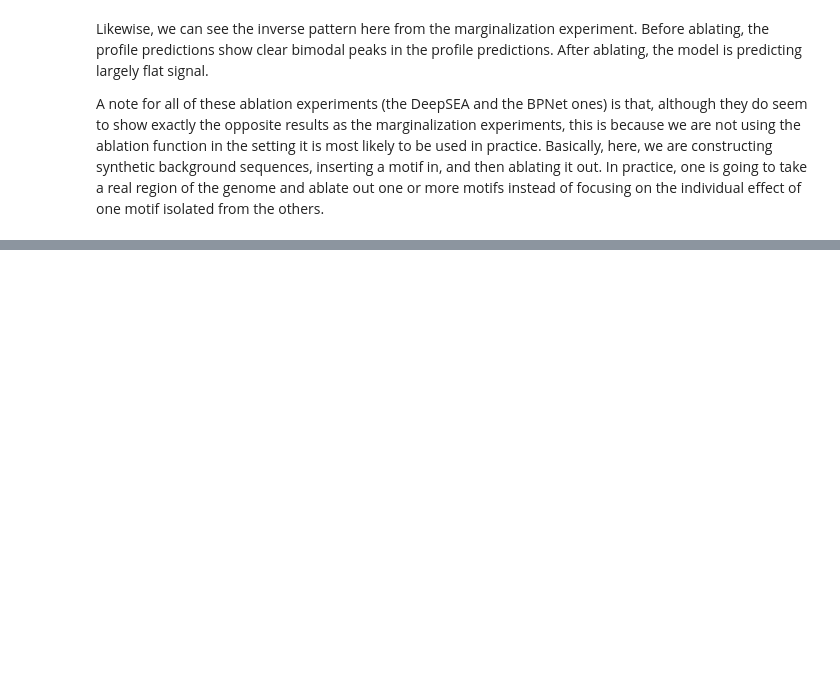
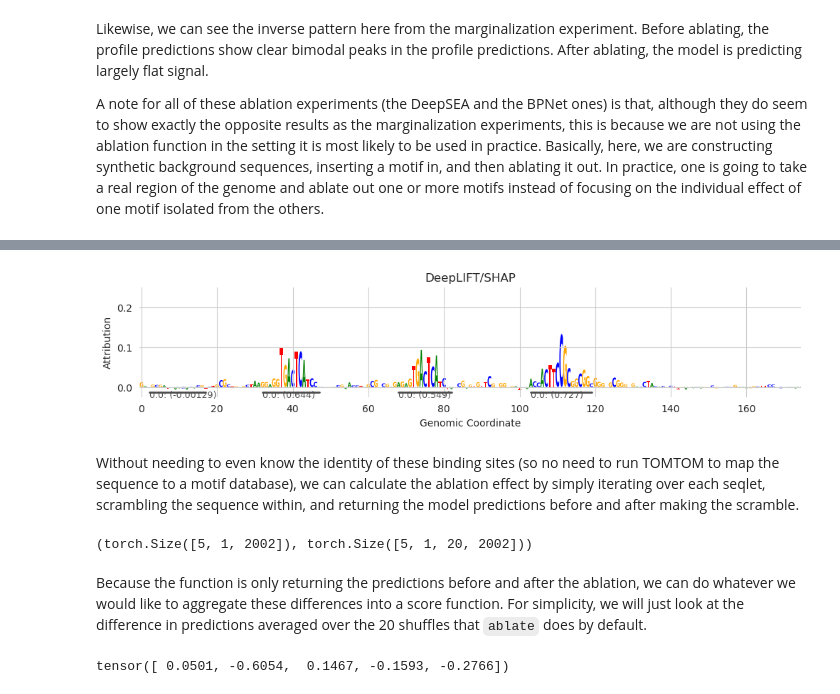
Before and after one commit to jmschrei/tangermeme, a Jupyter notebook: docs/tutorials/Tutorial_B2_Ablation.ipynb, the cells around one changed output, grey strips where cells are left out. Drawn from its saved outputs; the diff is of its cells as text; code cells hidden in the pictures; blank space fills up the shorter version.

```diff
--- a/docs/tutorials/Tutorial_B2_Ablation.ipynb
+++ b/docs/tutorials/Tutorial_B2_Ablation.ipynb
@@ -119,0 +126,41 @@ A note for all of these ablation experiments (the DeepSEA and the BPNet ones) is
+# %%
+from tangermeme.ersatz import multisubstitute
+from tangermeme.deep_lift_shap import deep_lift_shap
+from tangermeme.plot import plot_logo
+from tangermeme.seqlet import recursive_seqlets
+
+X = random_one_hot((1, 4, 2000), random_state=0).type(torch.float32)
+X = multisubstitute(X, ["GTGACTCATC", "GTGACTCATC", "ACTTCCGCG"], [25, 25])
+
+X_attr = deep_lift_shap(model, X, device='cpu', n_shuffles=20, target=57, random_state=0)
+seqlets = recursive_seqlets(X_attr.sum(dim=1), additional_flanks=5)
+
+plt.figure(figsize=(12, 2))
+ax = plt.subplot(111)
+plot_logo(X_attr[0], ax=ax, start=925, end=1100, annotations=seqlets, score_key='attribution')
+plt.ylim(-0.025, 0.25)
+
+plt.xlabel("Genomic Coordinate")
+plt.ylabel("Attribution")
+plt.title("DeepLIFT/SHAP")
+plt.show()
+# %% [output]
+[figure, added]
+# %% [markdown]
+Without needing to even know the identity of these binding sites (so no need to run TOMTOM to map the sequence to a motif database), we can calculate the ablation effect by simply iterating over each seqlet, scrambling the sequence within, and returning the model predictions before and after making the scramble.
+# %%
+from tangermeme.ablate import ablate_annotations
+
+annotations = seqlets[['example_idx', 'start', 'end']].values
+
+y_before, y_after = ablate_annotations(model, X, annotations)
+y_before.shape, y_after.shape
+# %% [output]
+(torch.Size([5, 1, 2002]), torch.Size([5, 1, 20, 2002]))
+# %% [markdown]
+Because the function is only returning the predictions before and after the ablation, we can do whatever we would like to aggregate these differences into a score function. For simplicity, we will just look at the difference in predictions averaged over the 20 shuffles that `ablate` does by default.
+# %%
+deltas = (y_after[:, :, :, 57] - y_before[:, :, None, 57]).mean(axis=-1)[:, 0]
+deltas
+# %% [output]
+tensor([ 0.0501, -0.6054,  0.1467, -0.1593, -0.2766])
```
Also changed, not shown: parts of 12 cells of this notebook, 24 other files.
